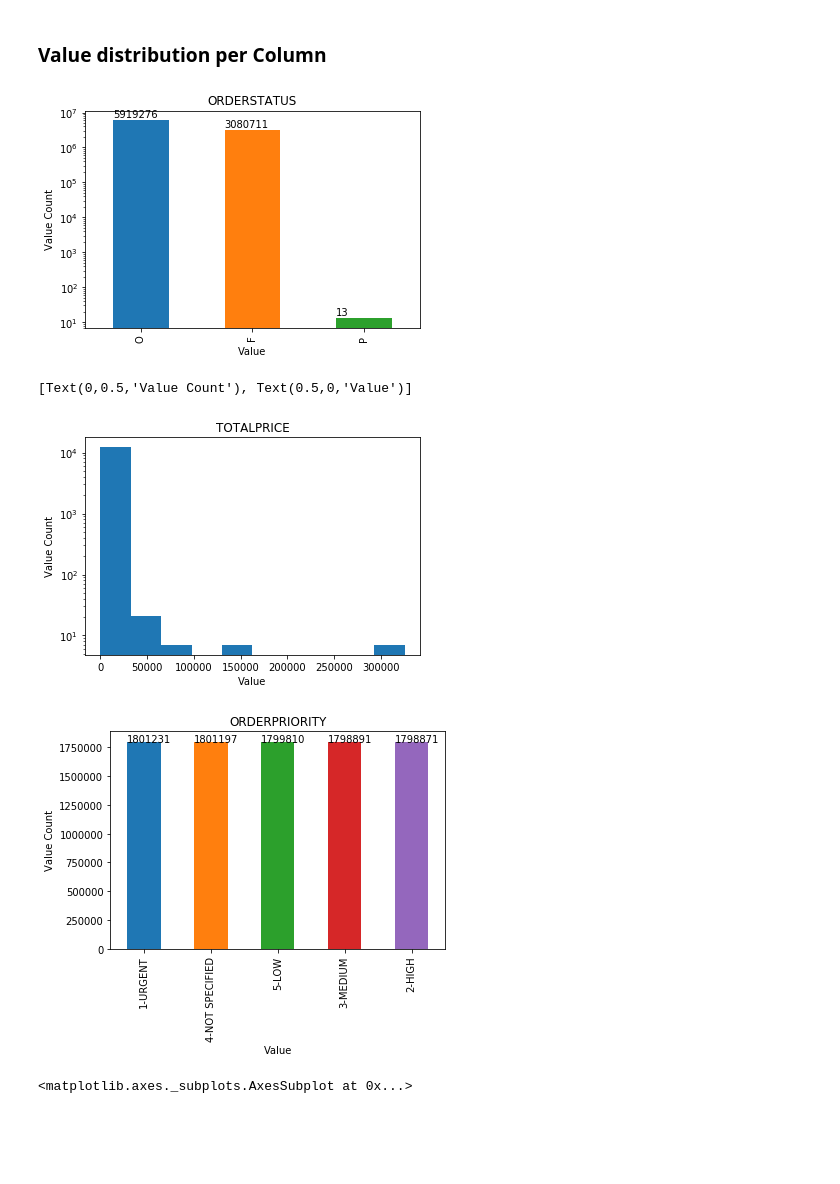
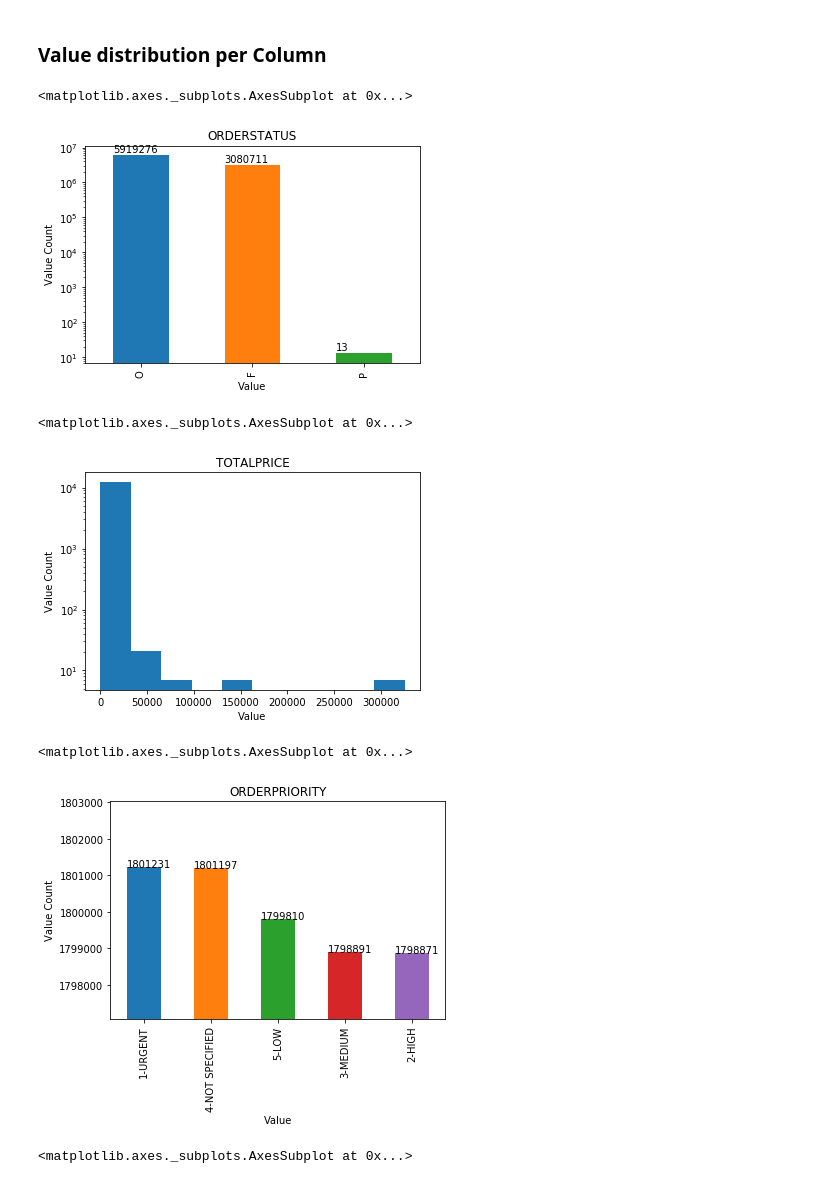
Before and after one commit to paszin/TuCompression, a Jupyter notebook: python/Tuc.ipynb, the cells around one changed output. Cells and saved outputs as stored; diff of their text form; code cells hidden in the pictures; blank space fills up the shorter version.

Commit message:
improve orderpriority chart

```diff
--- a/python/Tuc.ipynb
+++ b/python/Tuc.ipynb
@@ -35,5 +35,5 @@ First 3 rows:
 ax = data.apply(pd.Series.nunique).plot(kind='bar', logy=True, title='Distict values per column')
 ax.set(xlabel="Columns", ylabel="unique values (log scala)")
 for p in ax.patches:
-    ax.annotate(str(p.get_height()), (p.get_x(), p.get_height() * 1.2))
+    ax.annotate(str(p.get_height()), (p.get_x(), p.get_height()))
 # %% [output]
@@ -46,24 +46,31 @@ ax = data[header].value_counts().plot(kind='bar', logy=True, title=header)
 ax.set(xlabel="Value", ylabel="Value Count")
 for p in ax.patches:
     ax.annotate(str(p.get_height()), (p.get_x(), p.get_height() * 1.2))
+ax
 # %% [output]
+<matplotlib.axes._subplots.AxesSubplot at 0x...>
 [figure]
 # %%
 header = 'TOTALPRICE'
 # TODO find better plot type
 ax = data[header].value_counts().plot(kind='hist', title=header, logy=True)
 ax.set(xlabel="Value", ylabel="Value Count")
+ax
 # %% [output]
-[Text(0,0.5,'Value Count'), Text(0.5,0,'Value')]
+<matplotlib.axes._subplots.AxesSubplot at 0x...>
 [figure]
 # %%
 header = 'ORDERPRIORITY'
+min_value = data[header].value_counts().min()
+max_value = data[header].value_counts().max()
 ax = data[header].value_counts().plot(kind='bar', title=header)
-ax.set(xlabel="Value", ylabel="Value Count")
+ax.set(xlabel="Value", ylabel="Value Count", ylim = (min_value * 0.999, max_value * 1.001))
 for p in ax.patches:
     ax.annotate(str(p.get_height()), (p.get_x(), p.get_height()))
+ax
 # %% [output]
+<matplotlib.axes._subplots.AxesSubplot at 0x...>
-[figure, old version]
+[figure, new version]
 # %%
 sns.barplot(data['ORDERSTATUS'].value_counts())
 # %% [output]
```
Also changed, not shown: parts of 1 cell of this notebook.
